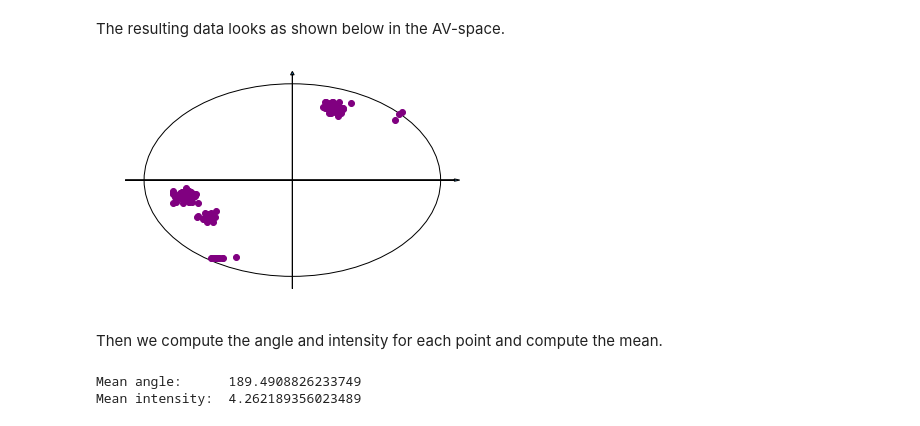
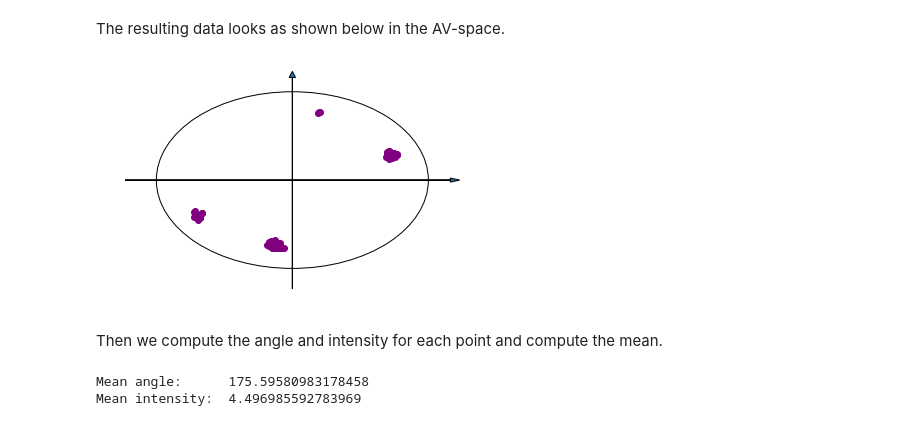
Before and after one commit to valentina2095/AI, a Jupyter notebook: FIS/FIS.ipynb, the cells around one changed output. Cells and saved outputs as stored; diff of their text form; code cells hidden in the pictures.

```diff
--- a/FIS/FIS.ipynb
+++ b/FIS/FIS.ipynb
@@ -67,11 +67,10 @@ path = '/home/valentina/Github/AI/FIS/dataset_2.txt'
 
 # Import data
 with open(path) as f:
-    data = np.loadtxt(f, dtype='int', comments="#", skiprows=1, usecols=None)
-
-data = np.ravel(data)   # 'flatten' data
+    data = np.loadtxt(f, dtype='int', comments="#", usecols=None)
 
 # Make histogram of the dataset
+data = np.ravel(data)
 n, bins, patches = plt.hist(data, facecolor='purple')
 plt.show()
 # %% [output]
@@ -305,21 +304,6 @@ def compute_AI(a, v, show=False):
 We also define **numbers_to_AV** to map the time series input (receives one number) to Arousal and Valence values taken from Suh *et al.* (2016). Also, with a second argument the function maps the input to Arousal and Valence values from Mejía *et al.* (2016).
 # %%
 def numbers_to_AV(num, emo_set='emo'):
-    emo = {
-        0: [-3, 4, 'Neutral'],
-        1: [2, -3.5, 'Anger'],
-        2: [-3, -5, 'Disgust'],
-        3: [4, 4.5, 'Fear'],
-        4: [1.7, 4.8, 'Joy, Happiness'],
-        5: [-3.5, -2.5, 'Sadness'],
-        6: [5, 1.7, 'Surprise'],
-        7: [4.6, -4, 'Scream'],
-        8: [-4.5, -1, 'Boredom'],
-        9: [-4.5, -0.5, 'Sleepy'],
-        10: [0, 0, 'Unknown'],
-        11: [4.2, 4.2, 'Amusement'],
-        12: [2.5, -4.3, 'Anxiety'],
-    }
 
     susana = {
         0: [4.7, -2.2, 'Calm'],
@@ -336,14 +320,8 @@ def numbers_to_AV(num, emo_set='emo'):
         11: [1.3, 4.9, 'Excitement'],
         12: [-2.7, 4.3, 'Frustration'],
     }
-    if emo_set == 'emo':
-        ls = emo.get(num, "nothing")
-    else:
-        ls = susana.get(num, "nothing")
-    return ls
 
-
-# print(numbers_to_AV(8, 'susana'))
+    return susana.get(num, "nothing")
 # %% [markdown]
 After defining the linguistic fuzzy models, the next step is to map each point to the Arousal Valence Space. We used a gaussian distribution to generate random numbers to create a more realistic input, the output values of **numbers_to_AV** are the mean, and 0.25 is the standard deviation.
 # %%
@@ -377,37 +358,45 @@ The resulting data looks as shown below in the AV-space.
 # %%
 import pylab as lab
 
-circle = plt.Circle((0, 0), 6.2, fill=False)
+data_a, data_v = preprocess(path)
+
+circle = plt.Circle((0, 0), 6.5, fill=False)
 ax = plt.gca()
 ax.cla()
 
-ax.set_xlim((-7, 7))
-ax.set_ylim((-7, 7))
+ax.set_xlim((-8, 8))
+ax.set_ylim((-8, 8))
 
 ax.plot(data_a, data_v, 'o', color='purple')
 ax.add_artist(circle)
 
 left,right = ax.get_xlim()
 low,high = ax.get_ylim()
-lab.arrow(left, 0, right -left, 0, length_includes_head = True, head_width = 0.15)
-lab.arrow(0, low, 0, high-low, length_includes_head = True, head_width = 0.15)
+lab.arrow(left, 0, right -left, 0, length_includes_head = True, head_width = 0.3)
+lab.arrow(0, low, 0, high-low, length_includes_head = True, head_width = 0.3)
 
 plt.axis('off')
 
 plt.show()
 # %% [output]
-[figure, old version]
+[figure, new version]
 # %% [markdown]
 Then we compute the angle and intensity for each point and compute the mean.
 # %%
+data_a, data_v = preprocess(path)
 a_list = []
 i_list = []
-for a,v in zip(data_a,data_v):
-    a_list.append(compute_AI(a, v)[0])
-    i_list.append(compute_AI(a, v)[1])
+
+for a,v in zip(data_a, data_v):
+    try:
+        r = compute_AI(a, v)
+        a_list.append(r[0])
+        i_list.append(r[1])
+    except:
+        print('error adding:', r)
+
+print('Mean angle:     ', str(np.mean(a_list)))
+print('Mean intensity: ', str(np.mean(i_list)))
+# %% [output]
+Mean angle:      175.59580983178458
+Mean intensity:  4.496985592783969
-# %%
-print('Mean angle:     ', str(np.mean(a_list)))
-print('Mean intensity: ', str(np.mean(i_list)))
-# %% [output]
-Mean angle:      189.4908826233749
-Mean intensity:  4.262189356023489
```
Also changed, not shown: parts of 10 cells of this notebook, 3 other files.
